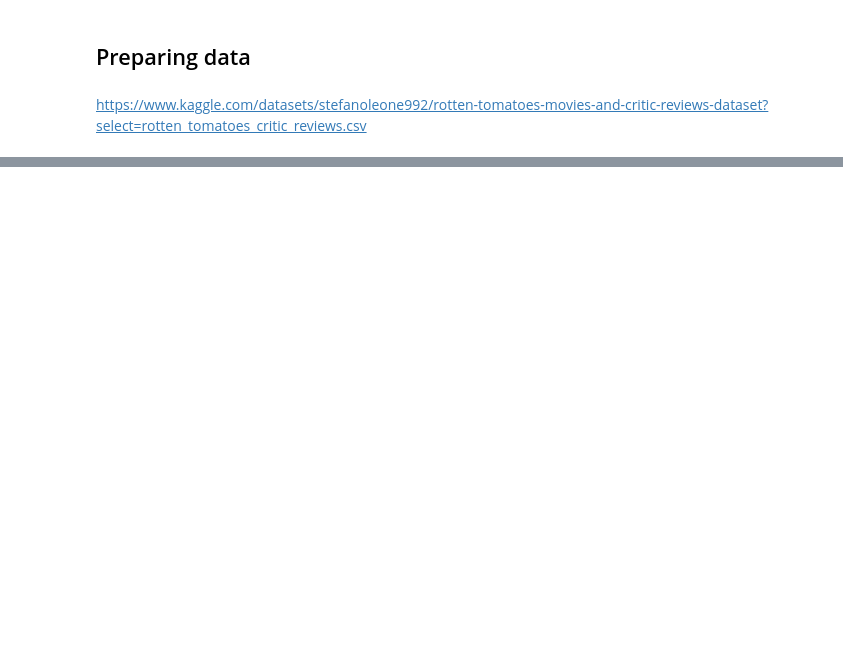
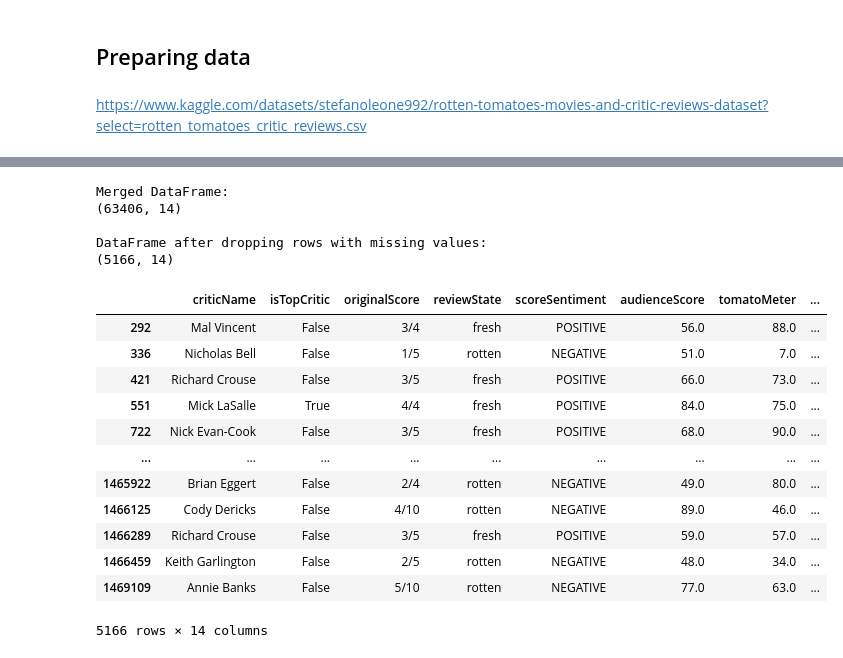
Before and after one commit to xandga/Capstone-Project, a Jupyter notebook: DataforClustering.ipynb, the cells around one changed output, grey strips where cells are left out. Saved outputs shown, nothing was run; the diff lists cells and outputs as text; code cells hidden in the pictures; blank space fills up the shorter version.

```diff
--- a/DataforClustering.ipynb
+++ b/DataforClustering.ipynb
@@ -76,0 +102,5 @@ merged_rot2['genre']
+# %%
+merged_rot = merged_rot.drop_duplicates(subset='title')
+
+print("\nDataFrame after dropping duplicates based on 'title':")
+print(merged_rot.shape)
@@ -77,9 +130,20 @@ merged_rot2['genre']
+# %%
+columns_to_drop = ['id', 'reviewId', 'creationDate', 'publicatioName', 'reviewText', 'reviewUrl', 'title',
+                    'rating', 'ratingContents', 'runtimeMinutes', 'distributor', 'soundMix']
+
+merged_rot.drop(columns=columns_to_drop, inplace=True)
 # %%
 print("Merged DataFrame:")
-print(merged_rot2.shape)
+print(merged_rot.shape)
 
 # Dropping rows with missing values
-merged_rot2 = merged_rot2.dropna()
+merged_rot = merged_rot.dropna()
 
 print("\nDataFrame after dropping rows with missing values:")
-print(merged_rot2.shape)  # Displaying the first few rows of the resulting DataFrame without missing values
+print(merged_rot.shape)  # Displaying the first few rows of the resulting DataFrame without missing values
+# %% [output]
+Merged DataFrame:
+(63406, 14)
+
+DataFrame after dropping rows with missing values:
+(5166, 14)
@@ -90,0 +150,16 @@ print(merged_rot2.shape)
+# %%
+merged_rot
+# %% [output]
+|  | criticName | isTopCritic | originalScore | reviewState | scoreSentiment | audienceScore | tomatoMeter | ... |
+| 292 | Mal Vincent | False | 3/4 | fresh | POSITIVE | 56.0 | 88.0 | ... |
+| 336 | Nicholas Bell | False | 1/5 | rotten | NEGATIVE | 51.0 | 7.0 | ... |
+| 421 | Richard Crouse | False | 3/5 | fresh | POSITIVE | 66.0 | 73.0 | ... |
+| 551 | Mick LaSalle | True | 4/4 | fresh | POSITIVE | 84.0 | 75.0 | ... |
+| 722 | Nick Evan-Cook | False | 3/5 | fresh | POSITIVE | 68.0 | 90.0 | ... |
+| ... | ... | ... | ... | ... | ... | ... | ... | ... |
+| 1465922 | Brian Eggert | False | 2/4 | rotten | NEGATIVE | 49.0 | 80.0 | ... |
+| 1466125 | Cody Dericks | False | 4/10 | rotten | NEGATIVE | 89.0 | 46.0 | ... |
+| 1466289 | Richard Crouse | False | 3/5 | fresh | POSITIVE | 59.0 | 57.0 | ... |
+| 1466459 | Keith Garlington | False | 2/5 | rotten | NEGATIVE | 48.0 | 34.0 | ... |
+| 1469109 | Annie Banks | False | 5/10 | rotten | NEGATIVE | 77.0 | 63.0 | ... |
+5166 rows × 14 columns
```
Also changed, not shown: parts of 12 cells of this notebook, 1 other file.
